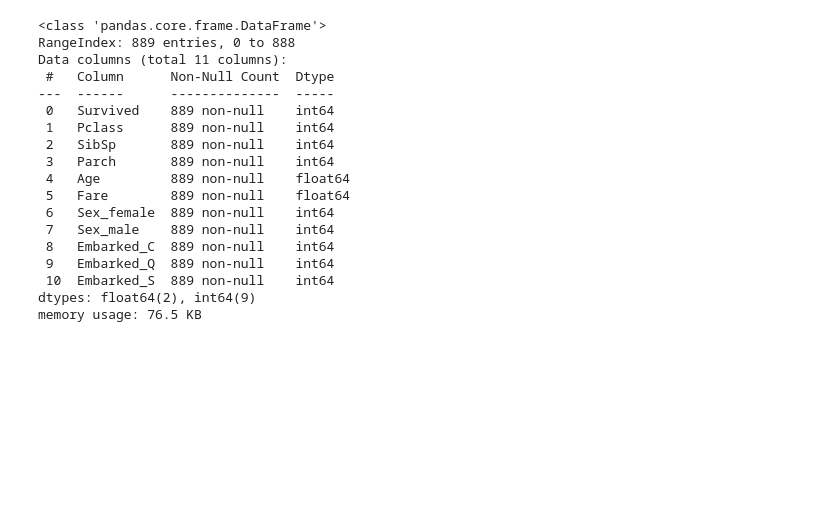
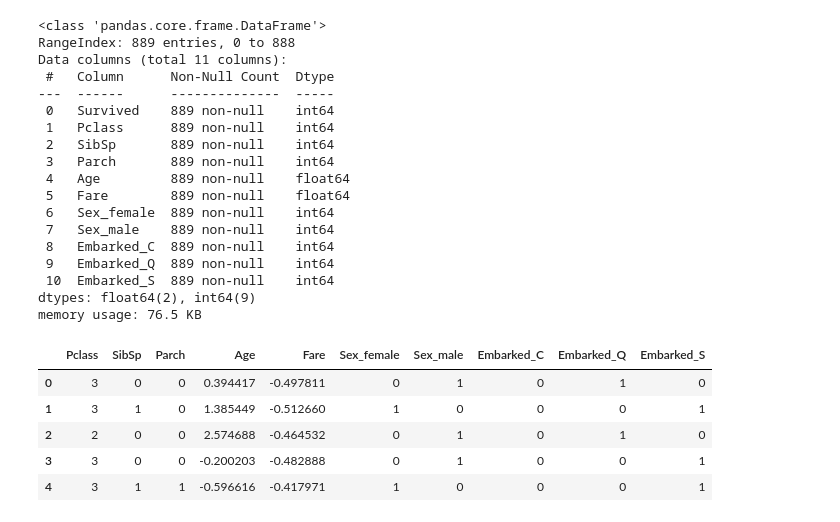
Before and after one commit to MiquelMarinoEspinosa/handson-ml3, a Jupyter notebook: 03_exercises.ipynb, the cells around one changed output. Saved outputs shown, nothing was run; the diff lists cells and outputs as text; code cells hidden in the pictures; blank space fills up the shorter version.

Commit message:
no survival column for the test dataset

```diff
--- a/03_exercises.ipynb
+++ b/03_exercises.ipynb
@@ -2106,3 +2108,14 @@ Data columns (total 11 columns):
  10  Embarked_S  889 non-null    int64
 dtypes: float64(2), int64(9)
 memory usage: 76.5 KB
+# %%
+import pandas as pd
+titanic_dataset_test = pd.read_csv('/home/devel/handson-ml3/datasets/titanic/test_preprocessed.csv')
+titanic_dataset_test.head()
+# %% [output]
+|  | Pclass | SibSp | Parch | Age | Fare | Sex_female | Sex_male | Embarked_C | Embarked_Q | Embarked_S |
+| 0 | 3 | 0 | 0 | 0.394417 | -0.497811 | 0 | 1 | 0 | 1 | 0 |
+| 1 | 3 | 1 | 0 | 1.385449 | -0.512660 | 1 | 0 | 0 | 0 | 1 |
+| 2 | 2 | 0 | 0 | 2.574688 | -0.464532 | 0 | 1 | 0 | 1 | 0 |
+| 3 | 3 | 0 | 0 | -0.200203 | -0.482888 | 0 | 1 | 0 | 0 | 1 |
+| 4 | 3 | 1 | 1 | -0.596616 | -0.417971 | 1 | 0 | 0 | 0 | 1 |
```
Also changed, not shown: parts of 7 cells of this notebook.
